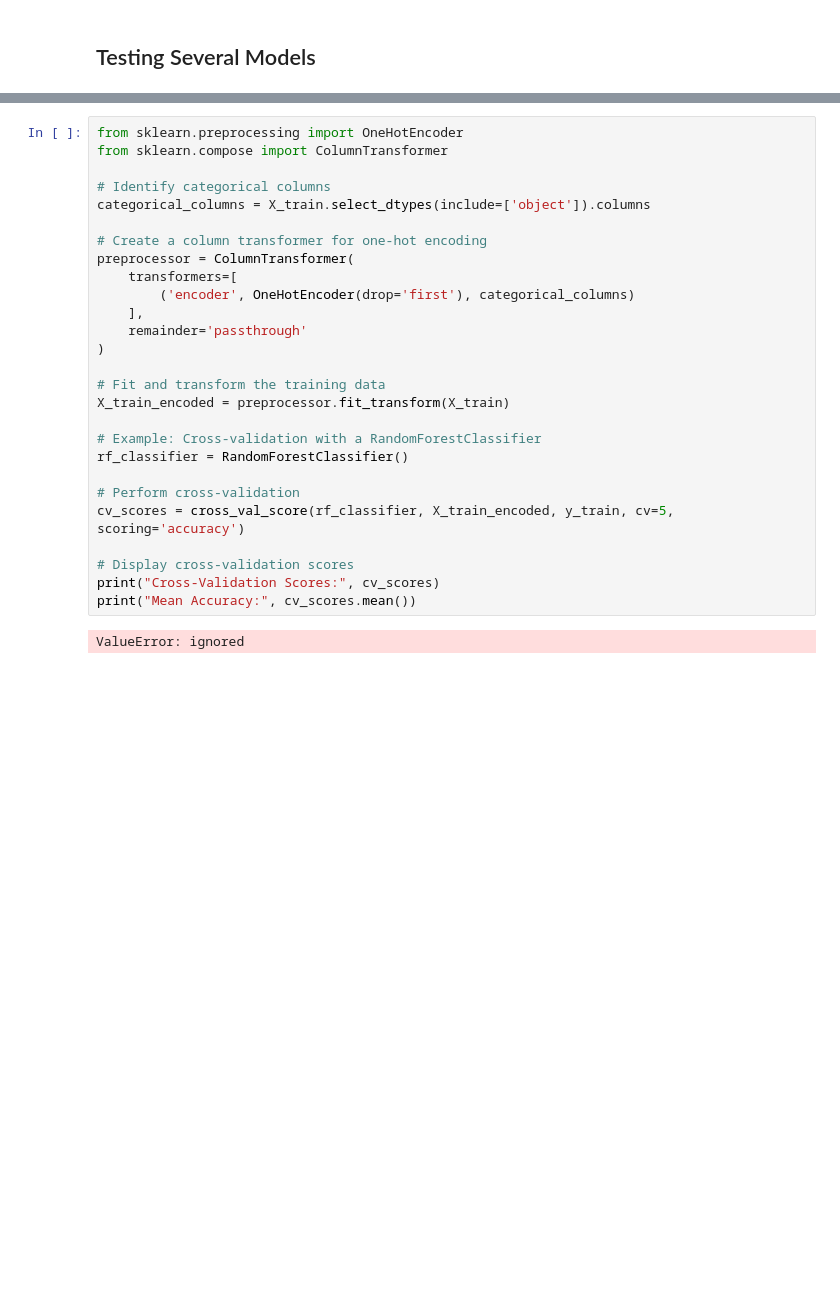
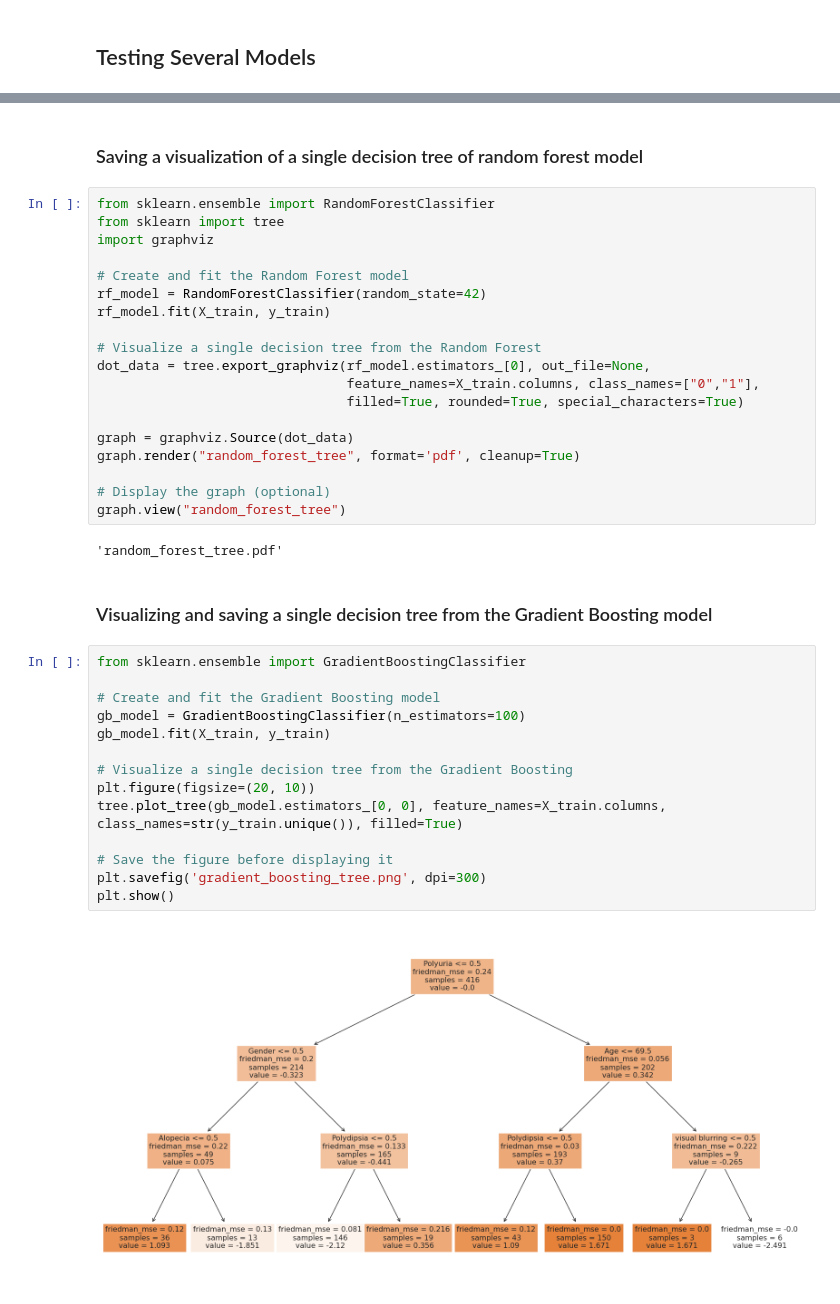
Before and after one commit to Musa-codelib/Diabetes-Prediction-Machine-Learning, a Jupyter notebook: cep_001.ipynb, the cells around one changed output, grey strips where cells are left out. Cells and saved outputs as stored; diff of their text form; blank space fills up the shorter version.

```diff
--- a/cep_001.ipynb
+++ b/cep_001.ipynb
@@ -574,29 +458,41 @@ ValueError: ignored
-# %%
-from sklearn.preprocessing import OneHotEncoder
-from sklearn.compose import ColumnTransformer
-
-# Identify categorical columns
-categorical_columns = X_train.select_dtypes(include=['object']).columns
-
-# Create a column transformer for one-hot encoding
-preprocessor = ColumnTransformer(
-    transformers=[
-        ('encoder', OneHotEncoder(drop='first'), categorical_columns)
-    ],
-    remainder='passthrough'
-)
-
-# Fit and transform the training data
-X_train_encoded = preprocessor.fit_transform(X_train)
-
-# Example: Cross-validation with a RandomForestClassifier
-rf_classifier = RandomForestClassifier()
-
-# Perform cross-validation
-cv_scores = cross_val_score(rf_classifier, X_train_encoded, y_train, cv=5, scoring='accuracy')
-
-# Display cross-validation scores
-print("Cross-Validation Scores:", cv_scores)
-print("Mean Accuracy:", cv_scores.mean())
-# %% [output]
-ValueError: ignored
+# %% [markdown]
+### Saving a visualization of a single decision tree of random forest model
+# %%
+from sklearn.ensemble import RandomForestClassifier
+from sklearn import tree
+import graphviz
+
+# Create and fit the Random Forest model
+rf_model = RandomForestClassifier(random_state=42)
+rf_model.fit(X_train, y_train)
+
+# Visualize a single decision tree from the Random Forest
+dot_data = tree.export_graphviz(rf_model.estimators_[0], out_file=None,
+                                feature_names=X_train.columns, class_names=["0","1"],
+                                filled=True, rounded=True, special_characters=True)
+
+graph = graphviz.Source(dot_data)
+graph.render("random_forest_tree", format='pdf', cleanup=True)
+
+# Display the graph (optional)
+graph.view("random_forest_tree")
+# %% [output]
+'random_forest_tree.pdf'
+# %% [markdown]
+### Visualizing and saving a single decision tree from the Gradient Boosting model
+# %%
+from sklearn.ensemble import GradientBoostingClassifier
+
+# Create and fit the Gradient Boosting model
+gb_model = GradientBoostingClassifier(n_estimators=100)
+gb_model.fit(X_train, y_train)
+
+# Visualize a single decision tree from the Gradient Boosting
+plt.figure(figsize=(20, 10))
+tree.plot_tree(gb_model.estimators_[0, 0], feature_names=X_train.columns, class_names=str(y_train.unique()), filled=True)
+
+# Save the figure before displaying it
+plt.savefig('gradient_boosting_tree.png', dpi=300)
+plt.show()
+# %% [output]
+[figure, added]
```
Also changed, not shown: parts of 31 cells of this notebook.
